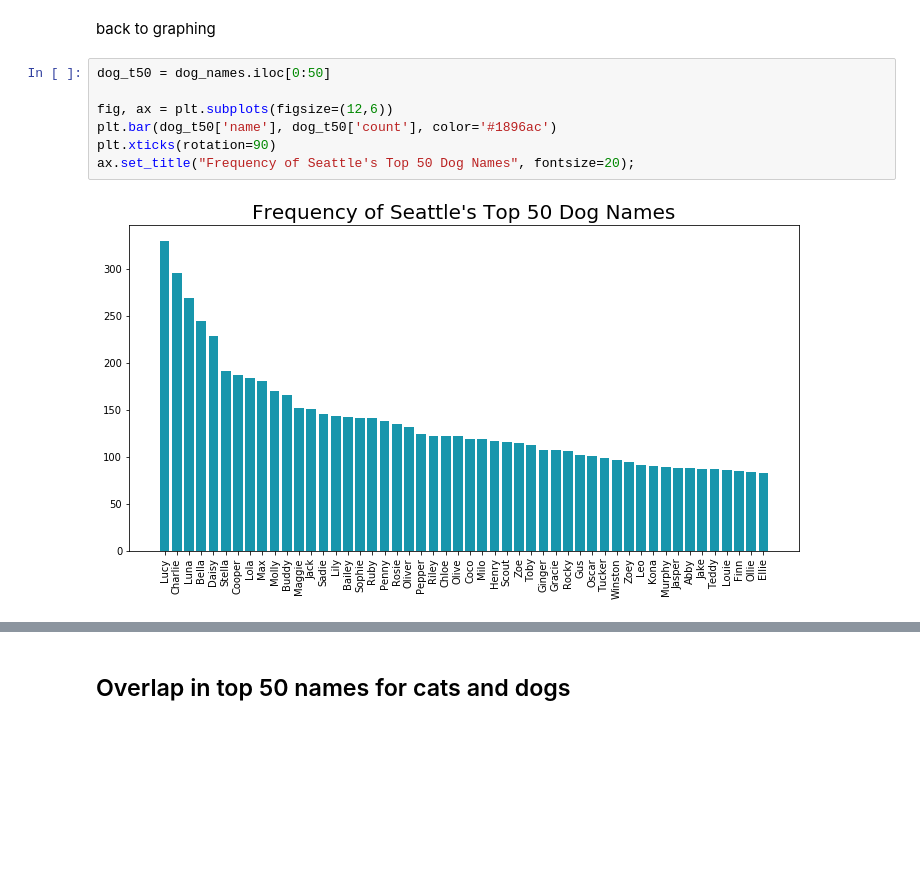
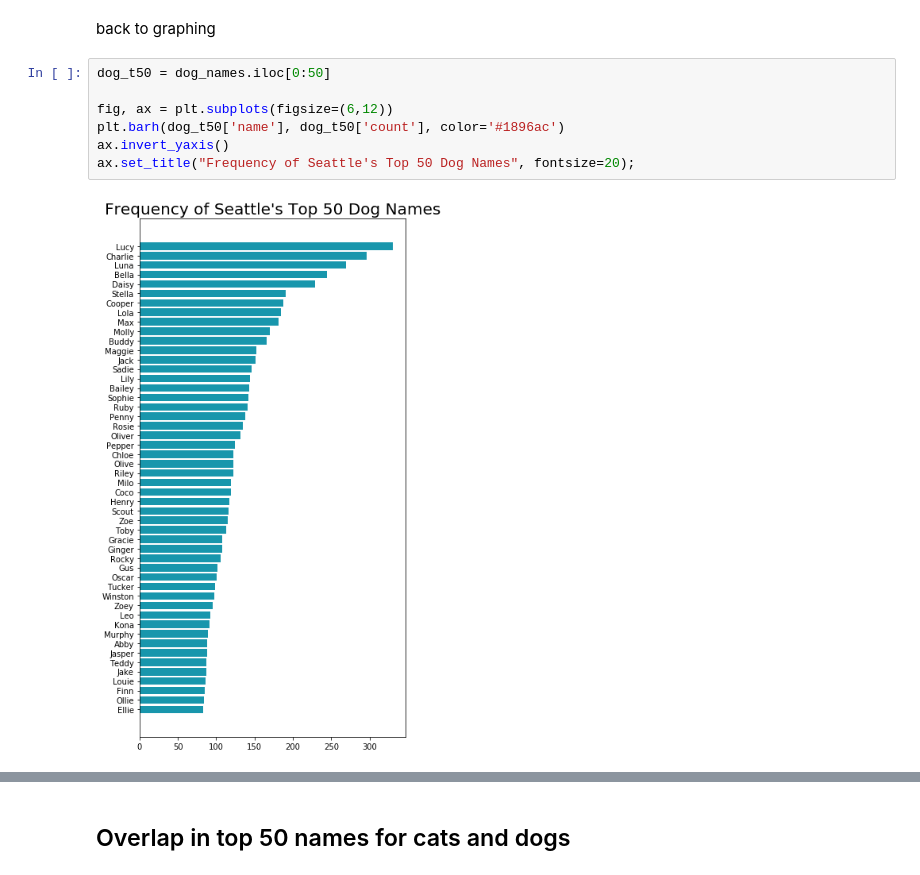
Before and after one commit to allisoncstafford/seattle-pet-names, a Jupyter notebook: pet_names.ipynb, the cells around one changed output, grey strips where cells are left out. Drawn from its saved outputs; the diff is of its cells as text; blank space fills up the shorter version.

```diff
--- a/pet_names.ipynb
+++ b/pet_names.ipynb
@@ -92,11 +92,11 @@ back to graphing
 # %%
 dog_t50 = dog_names.iloc[0:50]
 
-fig, ax = plt.subplots(figsize=(12,6))
-plt.bar(dog_t50['name'], dog_t50['count'], color='#1896ac')
-plt.xticks(rotation=90)
+fig, ax = plt.subplots(figsize=(6,12))
+plt.barh(dog_t50['name'], dog_t50['count'], color='#1896ac')
+ax.invert_yaxis()
 ax.set_title("Frequency of Seattle's Top 50 Dog Names", fontsize=20);
 # %% [output]
-[figure, old version]
+[figure, new version]
 # %%
 # combined figure with dog and cat name histograms for blog:
```
Also changed, not shown: parts of 19 cells of this notebook, 4 other files.
